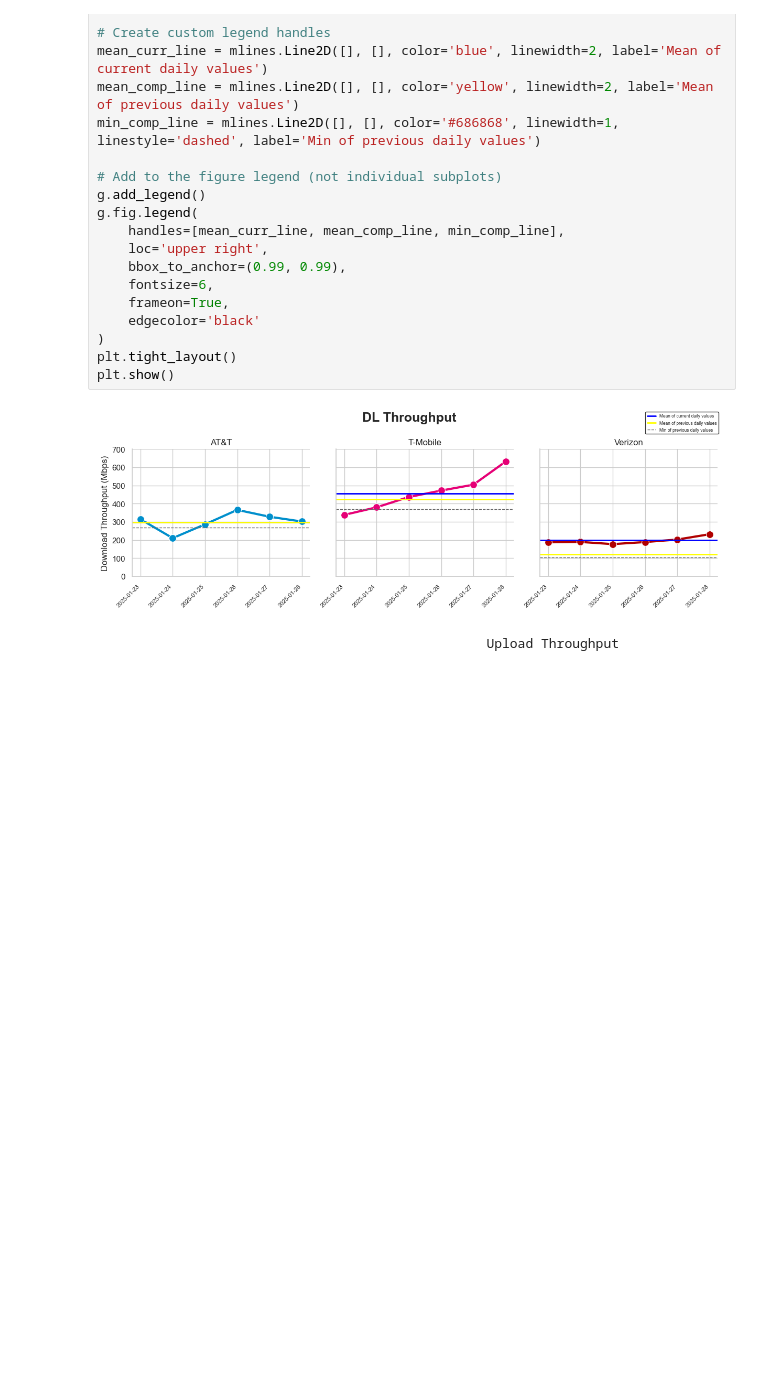
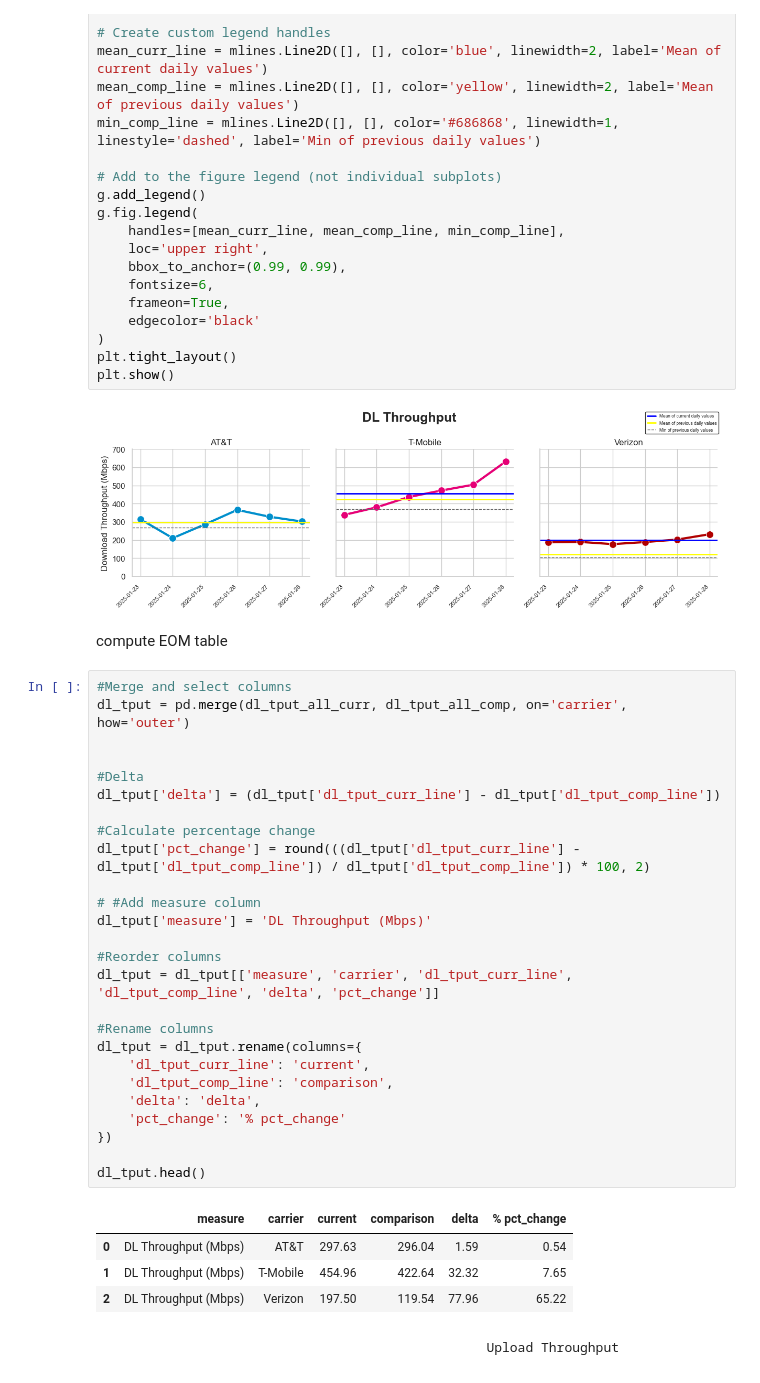
Before and after one commit to ookla-jennymassari/dq_reporting_test.py, a Jupyter notebook: dq_reporting_notebook.ipynb, the cells around one changed output. Saved outputs shown, nothing was run; the diff lists cells and outputs as text; blank space fills up the shorter version.

Commit message:
Added EOM table to DL throughput.

```diff
--- a/dq_reporting_notebook.ipynb
+++ b/dq_reporting_notebook.ipynb
@@ -1879,6 +1879,39 @@ plt.tight_layout()
 plt.show()
 # %% [output]
 [figure]
+# %% [markdown]
+compute EOM table
+# %%
+#Merge and select columns
+dl_tput = pd.merge(dl_tput_all_curr, dl_tput_all_comp, on='carrier', how='outer')
+
+
+#Delta
+dl_tput['delta'] = (dl_tput['dl_tput_curr_line'] - dl_tput['dl_tput_comp_line'])
+
+#Calculate percentage change
+dl_tput['pct_change'] = round(((dl_tput['dl_tput_curr_line'] - dl_tput['dl_tput_comp_line']) / dl_tput['dl_tput_comp_line']) * 100, 2)
+
+# #Add measure column
+dl_tput['measure'] = 'DL Throughput (Mbps)'
+
+#Reorder columns
+dl_tput = dl_tput[['measure', 'carrier', 'dl_tput_curr_line', 'dl_tput_comp_line', 'delta', 'pct_change']]
+
+#Rename columns
+dl_tput = dl_tput.rename(columns={
+    'dl_tput_curr_line': 'current',
+    'dl_tput_comp_line': 'comparison',
+    'delta': 'delta',
+    'pct_change': '% pct_change'
+})
+
+dl_tput.head()
+# %% [output]
+|  | measure | carrier | current | comparison | delta | % pct_change |
+| 0 | DL Throughput (Mbps) | AT&T | 297.63 | 296.04 | 1.59 | 0.54 |
+| 1 | DL Throughput (Mbps) | T-Mobile | 454.96 | 422.64 | 32.32 | 7.65 |
+| 2 | DL Throughput (Mbps) | Verizon | 197.50 | 119.54 | 77.96 | 65.22 |
 # %% [markdown]
                                                     Upload Throughput
 # %%
```
